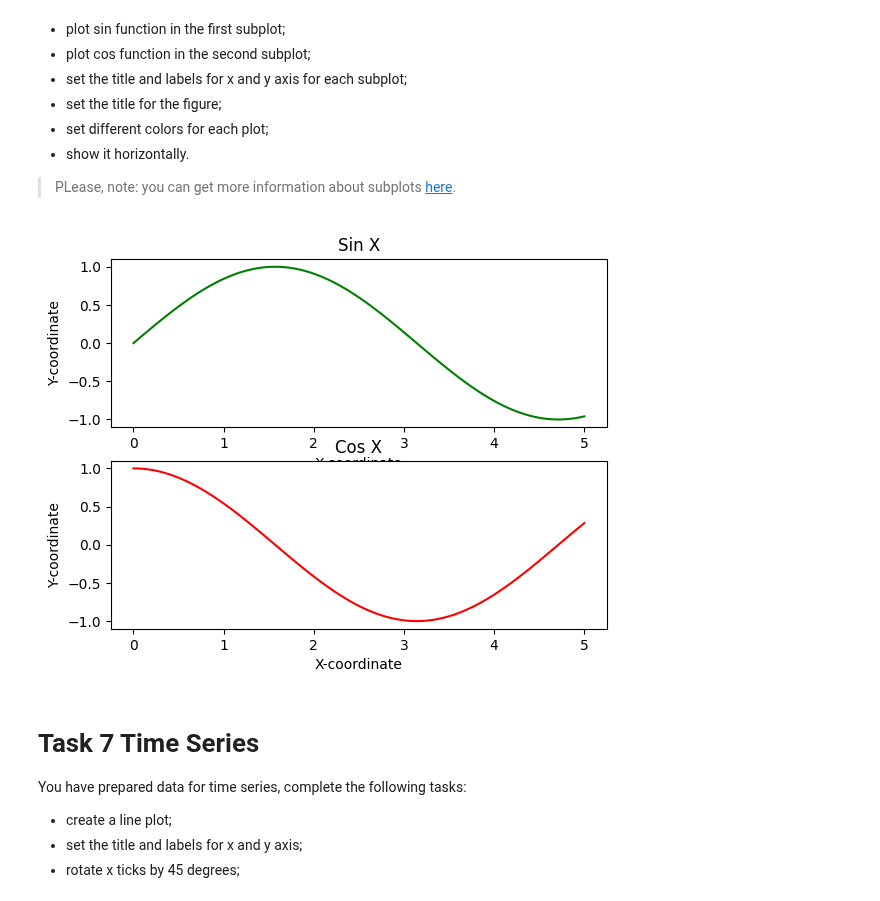
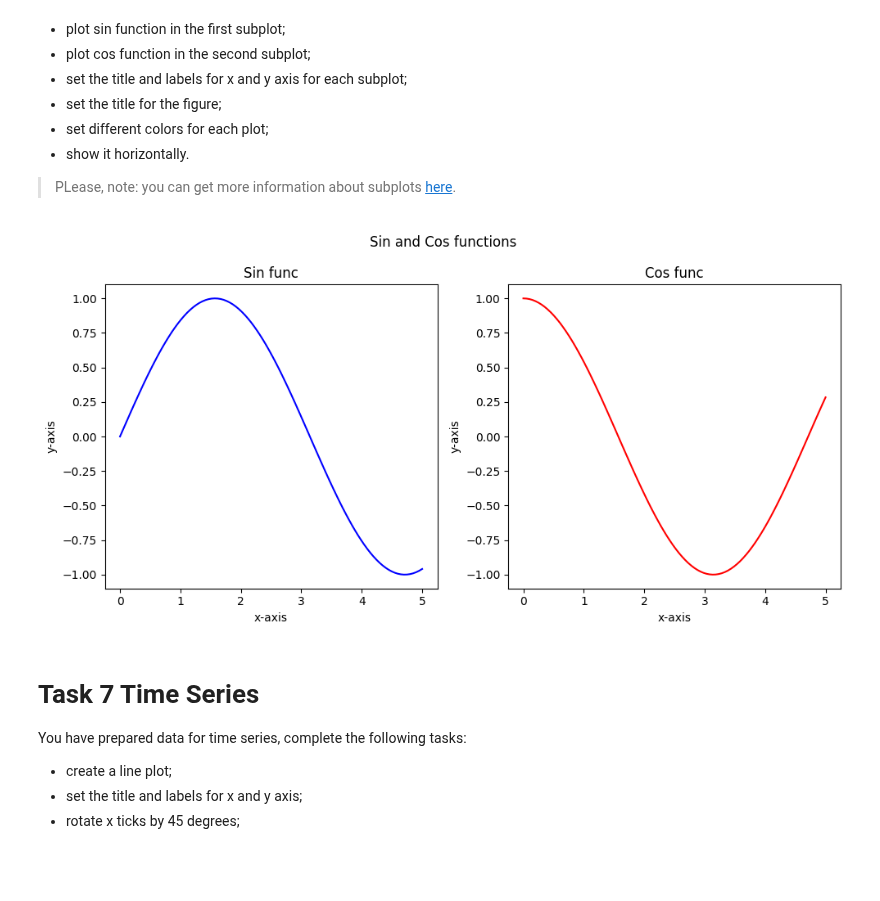
Before and after one commit to mate-academy/py-matplotlib, a Jupyter notebook: app/matplotlib.ipynb, the cells around one changed output. Cells and saved outputs as stored; diff of their text form; code cells hidden in the pictures; blank space fills up the shorter version.

```diff
--- a/app/matplotlib.ipynb
+++ b/app/matplotlib.ipynb
@@ -142,19 +142,25 @@ You have sin and cos functions, complete the following tasks:
 # %%
 x = np.linspace(0, 5, 100)
 y1 = np.sin(x)
 y2 = np.cos(x)
 
-fig, axs = plt.subplots(2)
-axs[0].title.set_text("Sin X")
-axs[0].plot(x, y1, color='green')
+fig, axs = plt.subplots(1, 2, figsize=(10, 5))
 
-axs[1].title.set_text("Cos X")
-axs[1].plot(x, y2, color='red')
+axs[0].plot(x, y1, color="blue")
+axs[0].set_title("Sin func")
+axs[0].set_xlabel("x-axis")
+axs[0].set_ylabel("y-axis")
 
-for plot in axs:
-    plot.set(xlabel="X-coordinate", ylabel="Y-coordinate")
+axs[1].plot(x, y2, color="red")
+axs[1].set_title("Cos func")
+axs[1].set_xlabel("x-axis")
+axs[1].set_ylabel("y-axis")
+
+plt.suptitle("Sin and Cos functions")
+
+plt.tight_layout()
 
 plt.show()
 # %% [output]
-[figure, old version]
+[figure, new version]
 # %% [markdown]
```
Also changed, not shown: parts of 2 cells of this notebook.
